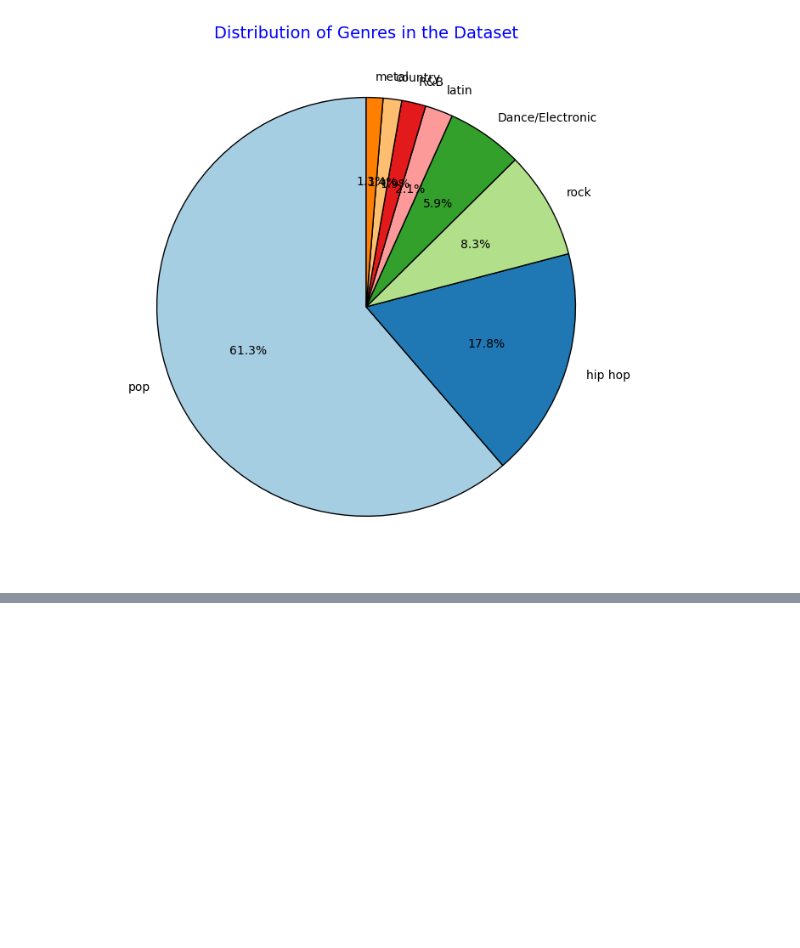
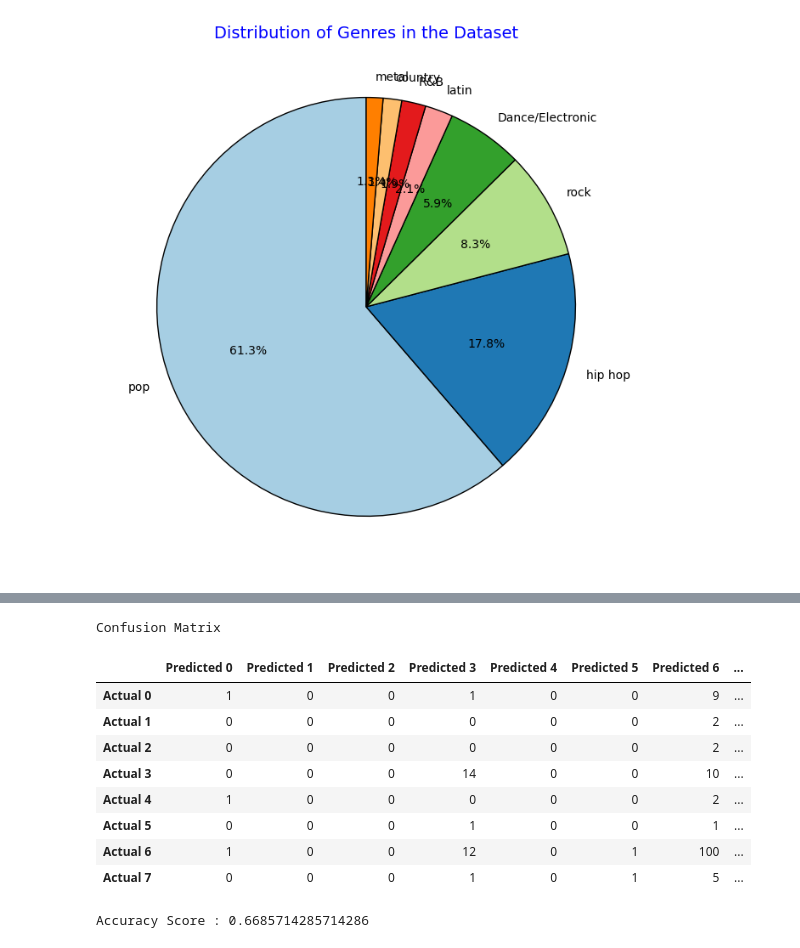
Before and after one commit to SGergeis0/Final-project-group-4, a Jupyter notebook: christian/predict_genre_solution.ipynb, the cells around one changed output, grey strips where cells are left out. Cells and saved outputs as stored; diff of their text form; code cells hidden in the pictures; blank space fills up the shorter version.

```diff
--- a/christian/predict_genre_solution.ipynb
+++ b/christian/predict_genre_solution.ipynb
@@ -586,0 +653,55 @@ plt.show()
+# %%
+#re run the model with the top three features
+features = ['speechiness', 'explicit', 'danceability']
+X = spotify_df[features]
+y = spotify_df["genre"].values.reshape(-1, 1)
+
+X_train, X_test, y_train, y_test = train_test_split(X, y, random_state=78)
+
+scaler = StandardScaler()
+
+X_scaler = scaler.fit(X_train)
+
+# Scale the training data
+X_train_scaled = X_scaler.transform(X_train)
+X_test_scaled = X_scaler.transform(X_test)
+
+# Create the random forest classifier instance
+rf_model = RandomForestClassifier(n_estimators=500, random_state=78)
+
+# Fit the model and use .ravel()on the "y_train" data.
+rf_model = rf_model.fit(X_train_scaled, y_train.ravel())
+
+# Making predictions using the testing data
+predictions = rf_model.predict(X_test_scaled)
+predictions
+
+# Calculating the confusion matrix
+cm = confusion_matrix(y_test, predictions)
+
+# Create the DataFrame for the confusion matrix
+cm_df = pd.DataFrame(
+    cm, index=["Actual 0", "Actual 1", "Actual 2", "Actual 3", "Actual 4", "Actual 5", "Actual 6", "Actual 7"], columns=["Predicted 0", "Predicted 1", "Predicted 2", "Predicted 3", "Predicted 4", "Predicted 5", "Predicted 6", "Predicted 7"]
+)
+
+# Calculating the accuracy score
+acc_score = accuracy_score(y_test, predictions)
+
+# Displaying results
+print("Confusion Matrix")
+
+display(cm_df)
+
+print(f"Accuracy Score : {acc_score}")
+# %% [output]
+Confusion Matrix
+|  | Predicted 0 | Predicted 1 | Predicted 2 | Predicted 3 | Predicted 4 | Predicted 5 | Predicted 6 | ... |
+| Actual 0 | 1 | 0 | 0 | 1 | 0 | 0 | 9 | ... |
+| Actual 1 | 0 | 0 | 0 | 0 | 0 | 0 | 2 | ... |
+| Actual 2 | 0 | 0 | 0 | 0 | 0 | 0 | 2 | ... |
+| Actual 3 | 0 | 0 | 0 | 14 | 0 | 0 | 10 | ... |
+| Actual 4 | 1 | 0 | 0 | 0 | 0 | 0 | 2 | ... |
+| Actual 5 | 0 | 0 | 0 | 1 | 0 | 0 | 1 | ... |
+| Actual 6 | 1 | 0 | 0 | 12 | 0 | 1 | 100 | ... |
+| Actual 7 | 0 | 0 | 0 | 1 | 0 | 1 | 5 | ... |
+Accuracy Score : 0.6685714285714286
```
Also changed, not shown: parts of 8 cells of this notebook, 1 other file.
